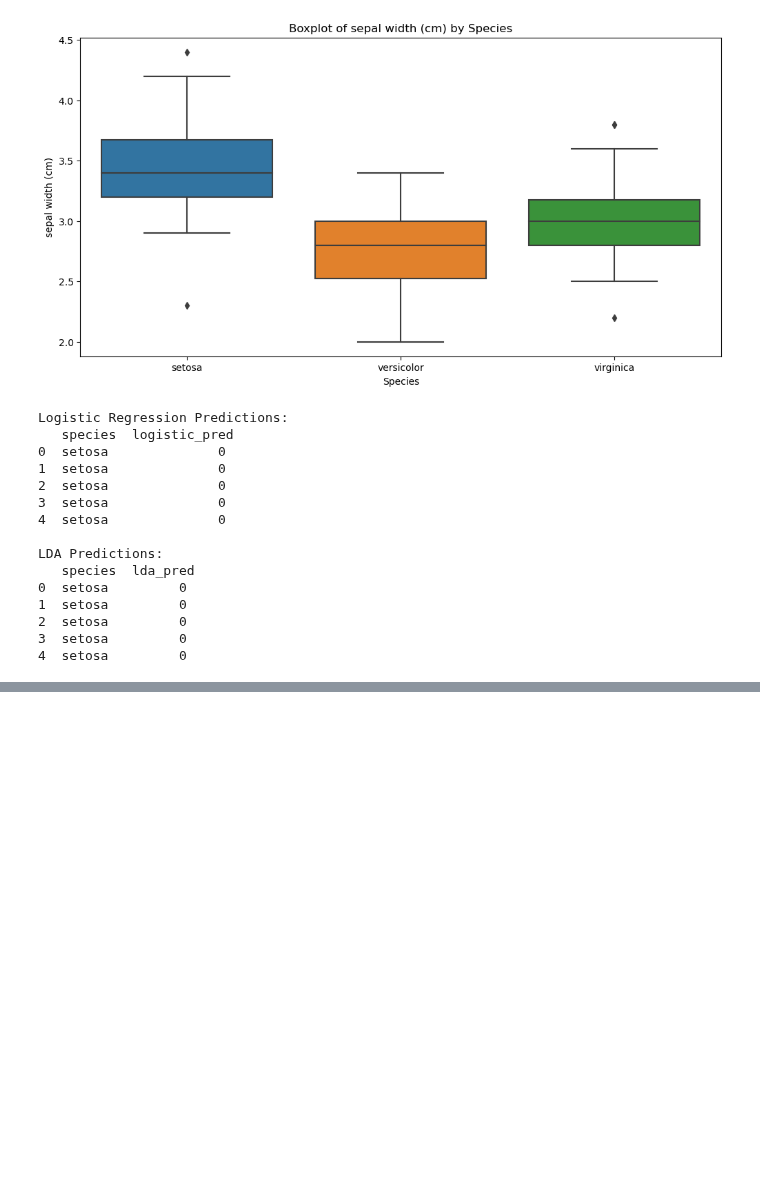
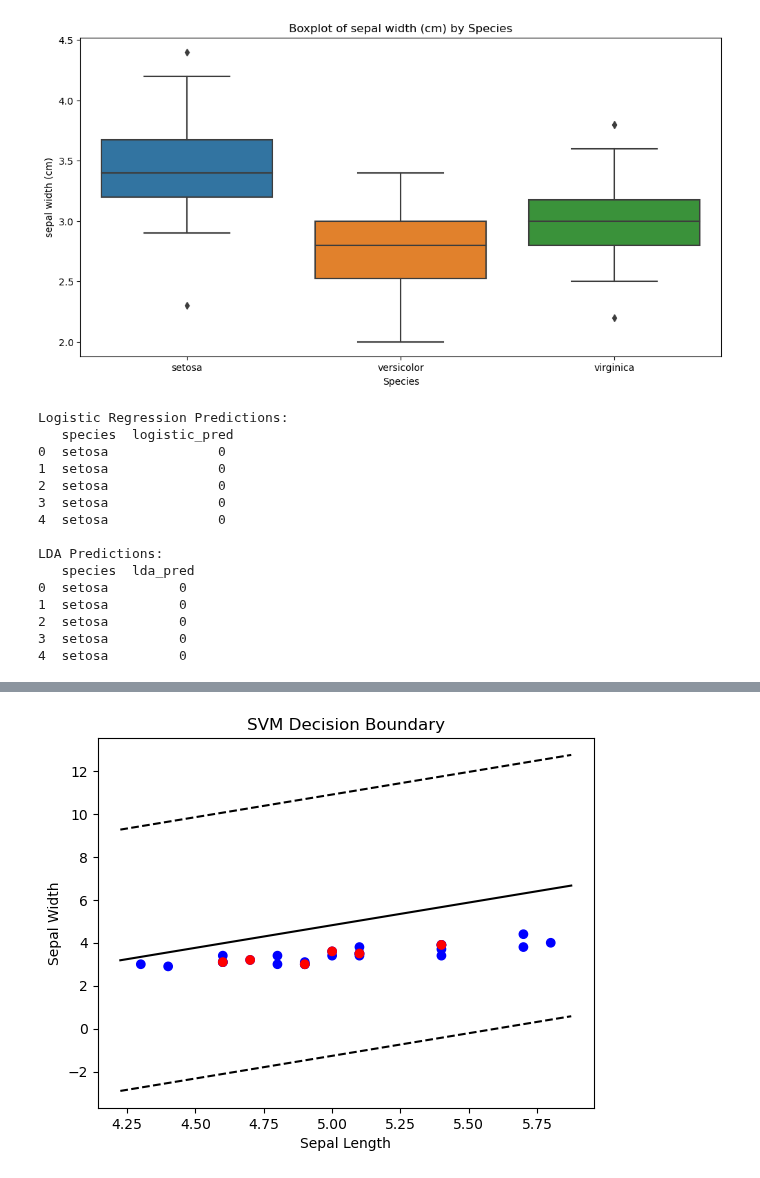
Before and after one commit to rocky115/DeepMythomatics, a Jupyter notebook: Fulla_Stats/Ch-2 Linear Classification/LC-2.2.ipynb, the cells around one changed output, grey strips where cells are left out. Saved outputs shown, nothing was run; the diff lists cells and outputs as text; code cells hidden in the pictures; blank space fills up the shorter version.

```diff
--- a/Fulla_Stats/Ch-2 Linear Classification/LC-2.2.ipynb
+++ b/Fulla_Stats/Ch-2 Linear Classification/LC-2.2.ipynb
@@ -769,0 +922,84 @@ LDA Predictions:
+# %%
+import numpy as np
+import matplotlib.pyplot as plt
+
+# Step 1: Load Iris dataset manually (Subset: Two classes for binary classification)
+# Features: Sepal length, Sepal width, Petal length, Petal width
+# Classes: 0 = Setosa, 1 = Versicolor (Two class problem for binary classification)
+iris_data = np.array([
+    [5.1, 3.5, 1.4, 0.2, 0], [4.9, 3.0, 1.4, 0.2, 0], [4.7, 3.2, 1.3, 0.2, 0],
+    [4.6, 3.1, 1.5, 0.2, 0], [5.0, 3.6, 1.4, 0.2, 0], [5.4, 3.9, 1.7, 0.4, 0],
+    [4.6, 3.4, 1.4, 0.3, 0], [5.0, 3.4, 1.5, 0.2, 0], [4.4, 2.9, 1.4, 0.2, 0],
+    [4.9, 3.1, 1.5, 0.1, 0], [5.4, 3.7, 1.5, 0.2, 0], [4.8, 3.4, 1.6, 0.2, 0],
+    [4.8, 3.0, 1.4, 0.1, 0], [4.3, 3.0, 1.1, 0.1, 0], [5.8, 4.0, 1.2, 0.2, 0],
+    [5.7, 4.4, 1.5, 0.4, 0], [5.4, 3.9, 1.3, 0.4, 0], [5.1, 3.5, 1.4, 0.3, 0],
+    [5.7, 3.8, 1.7, 0.3, 0], [5.1, 3.8, 1.5, 0.3, 0], [5.4, 3.4, 1.7, 0.2, 0],
+    [4.9, 3.0, 1.4, 0.2, 0], [4.6, 3.1, 1.5, 0.2, 0], [5.1, 3.4, 1.5, 0.2, 0],
+    [5.1, 3.5, 1.4, 0.2, 1], [4.9, 3.0, 1.4, 0.2, 1], [4.7, 3.2, 1.3, 0.2, 1],
+    [4.6, 3.1, 1.5, 0.2, 1], [5.0, 3.6, 1.4, 0.2, 1], [5.4, 3.9, 1.7, 0.4, 1]
+])
+
+X = iris_data[:, :2]  # Taking the first two features for 2D visualization (sepal length and sepal width)
+y = iris_data[:, -1]  # Class labels
+
+# Convert labels to -1 and 1 (as required for SVM)
+y = np.where(y == 0, -1, 1)
+
+# Step 2: Implementing SVM using Gradient Descent
+class SVM:
+    def __init__(self, learning_rate=0.001, lambda_param=0.01, n_iters=1000):
+        self.lr = learning_rate
+        self.lambda_param = lambda_param
+        self.n_iters = n_iters
+        self.w = None
+        self.b = None
+
+    def fit(self, X, y):
+        n_samples, n_features = X.shape
+        self.w = np.zeros(n_features)
+        self.b = 0
+
+        # Gradient Descent to update w and b
+        for _ in range(self.n_iters):
+            for idx, x_i in enumerate(X):
+                condition = y[idx] * (np.dot(x_i, self.w) - self.b) >= 1
+                if condition:
+                    self.w -= self.lr * (2 * self.lambda_param * self.w)
+                else:
+                    self.w -= self.lr * (2 * self.lambda_param * self.w - np.dot(x_i, y[idx]))
+                    self.b -= self.lr * y[idx]
+
+    def predict(self, X):
+        linear_output = np.dot(X, self.w) - self.b
+        return np.sign(linear_output)
+
+# Step 3: Train the SVM
+svm = SVM()
+svm.fit(X, y)
+
+# Step 4: Plotting the decision boundary and data points
+def visualize_svm():
+    plt.scatter(X[:, 0], X[:, 1], marker='o', c=y, cmap='bwr')
+
+    # Generate decision boundary
+    ax = plt.gca()
+    xlim = ax.get_xlim()
+    xx = np.linspace(xlim[0], xlim[1], 100)
+    yy = -(svm.w[0] * xx + svm.b) / svm.w[1]
+    plt.plot(xx, yy, 'k-')
+
+    # Support vectors (Approximation, since we don't have kernel trick here)
+    margin = 1 / np.linalg.norm(svm.w)
+    yy_upper = yy + margin
+    yy_lower = yy - margin
+    plt.plot(xx, yy_upper, 'k--')
+    plt.plot(xx, yy_lower, 'k--')
+
+    plt.title('SVM Decision Boundary')
+    plt.xlabel('Sepal Length')
+    plt.ylabel('Sepal Width')
+    plt.show()
+
+visualize_svm()
+# %% [output]
+[figure, added]
```
Also changed, not shown: parts of 7 cells of this notebook, 1 other file.
